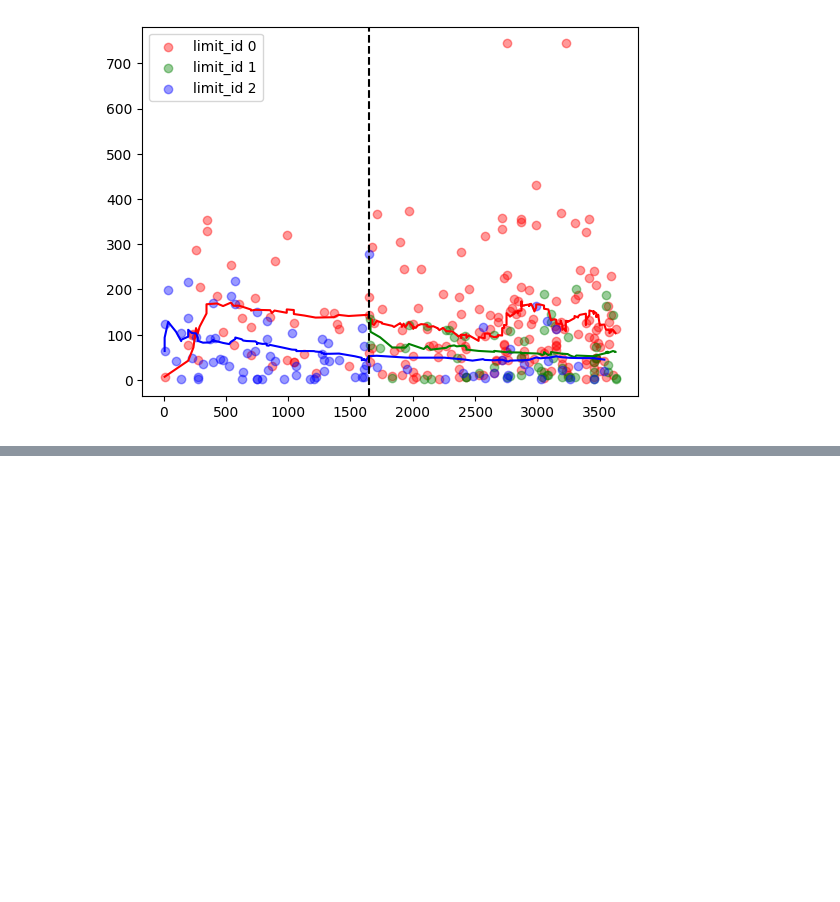
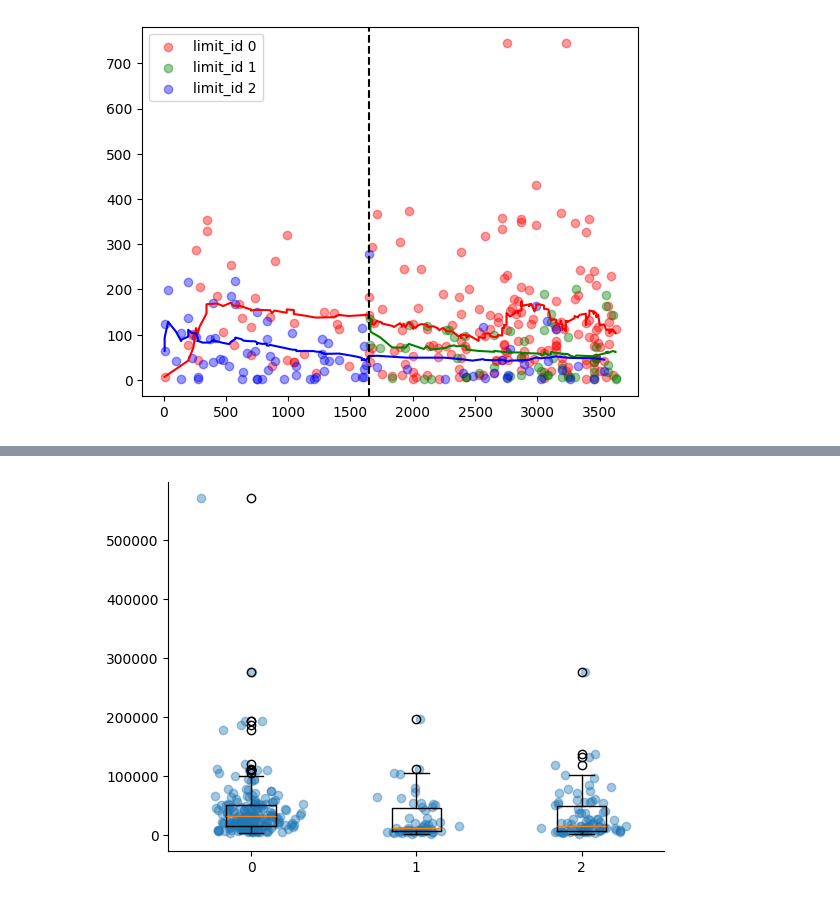
Before and after one commit to BasisResearch/cities, a Jupyter notebook: docs/experimental_notebooks/zoning/zoning_model.ipynb, the cells around one changed output, grey strips where cells are left out. Saved outputs shown, nothing was run; the diff lists cells and outputs as text; code cells hidden in the pictures; blank space fills up the shorter version.

```diff
--- a/docs/experimental_notebooks/zoning/zoning_model.ipynb
+++ b/docs/experimental_notebooks/zoning/zoning_model.ipynb
@@ -313,0 +430,12 @@ neighborhood_id torch.Size([68])
+# %%
+# plot zoning area vs. limit
+jitter = np.random.normal(0, 0.1, size=len(zoning))
+plt.scatter( y = zoning['parcel_area'] , x = zoning['limit_id'] + jitter, alpha=0.4)
+plt.boxplot([zoning[zoning['limit_id'] == 0]['parcel_area'],
+             zoning[zoning['limit_id'] == 1]['parcel_area'],
+             zoning[zoning['limit_id'] == 2]['parcel_area']],
+            positions=[0, 1, 2])
+sns.despine()
+plt.show()
+# %% [output]
+[figure, added]
```
Also changed, not shown: parts of 7 cells of this notebook.
